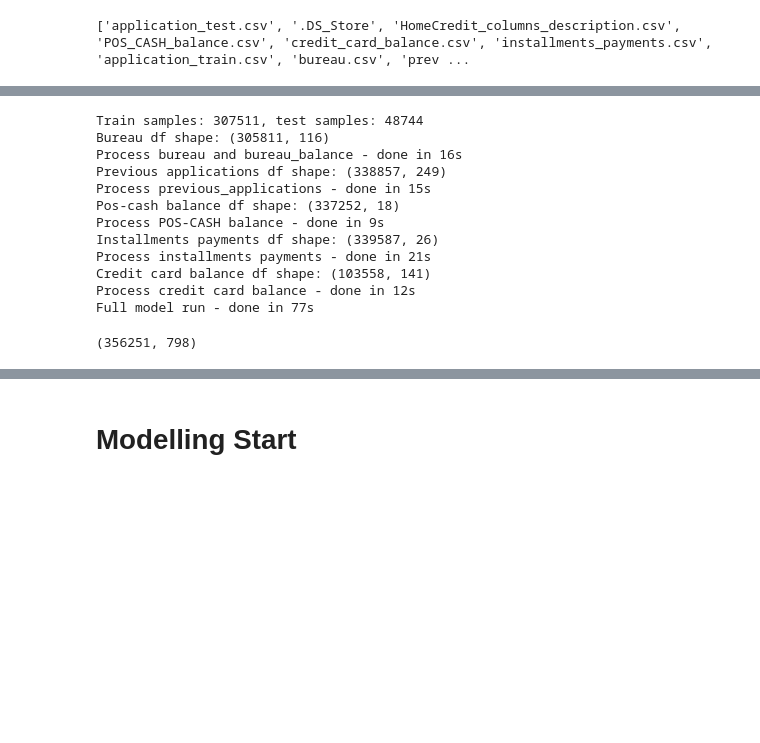
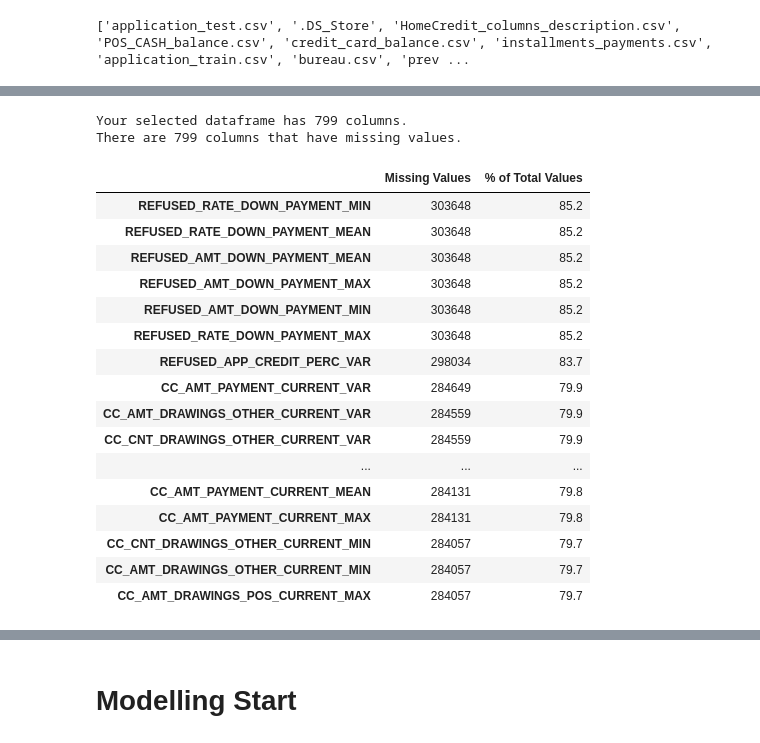
Before and after one commit to lauraamy/projet7_pretdepenser, a Jupyter notebook: projet7_mymodels2.ipynb, the cells around one changed output, grey strips where cells are left out. Drawn from its saved outputs; the diff is of its cells as text; code cells hidden in the pictures; blank space fills up the shorter version.

```diff
--- a/projet7_mymodels2.ipynb
+++ b/projet7_mymodels2.ipynb
@@ -44,9 +44,10 @@ def missing_values_table(df):
         columns = {0 : 'Missing Values', 1 : '% of Total Values'})
 
         # Sort the table by percentage of missing descending
-        mis_val_table_ren_columns = mis_val_table_ren_columns[
-            mis_val_table_ren_columns.iloc[:,1] != 0].sort_values(
-        '% of Total Values', ascending=False).round(1)
+        mis_val_table_ren_columns = mis_val_table_ren_columns.sort_values('% of Total Values',
+                                                                          ascending=False).round(1)
+          #  mis_val_table_ren_columns.iloc[:,1] != 0].sort_values(
+          # '% of Total Values', ascending=False).round(1)
 
         # Print some summary information
         print ("Your selected dataframe has " + str(df.shape[1]) + " columns.\n"
@@ -356,28 +59,27 @@ def main(debug = False):
-# %%
-if __name__ == "__main__":
-    with timer("Full model run"):
-        df = main()
-        df
-# %% [output]
-Train samples: 307511, test samples: 48744
-Bureau df shape: (305811, 116)
-Process bureau and bureau_balance - done in 16s
-Previous applications df shape: (338857, 249)
-Process previous_applications - done in 15s
-Pos-cash balance df shape: (337252, 18)
-Process POS-CASH balance - done in 9s
-Installments payments df shape: (339587, 26)
-Process installments payments - done in 21s
-Credit card balance df shape: (103558, 141)
-Process credit card balance - done in 12s
-Full model run - done in 77s
-# %%
-df.shape
-# %% [output]
-(356251, 798)
 # %%
-# save df
-df.to_csv("df_for_modelling.csv")
+# read the df
+main_model_df = pd.read_csv("../my_csv_files/df_for_modelling.csv")
-# %%
-# read the df
-main_model_df = pd.read_csv("df_for_modelling.csv")
+# %%
+# Missing values statistics
+missing_values = missing_values_table(main_model_df)
+missing_values.head(20)
+# %% [output]
+Your selected dataframe has 799 columns.
+There are 799 columns that have missing values.
+|  | Missing Values | % of Total Values |
+| REFUSED_RATE_DOWN_PAYMENT_MIN | 303648 | 85.2 |
+| REFUSED_RATE_DOWN_PAYMENT_MEAN | 303648 | 85.2 |
+| REFUSED_AMT_DOWN_PAYMENT_MEAN | 303648 | 85.2 |
+| REFUSED_AMT_DOWN_PAYMENT_MAX | 303648 | 85.2 |
+| REFUSED_AMT_DOWN_PAYMENT_MIN | 303648 | 85.2 |
+| REFUSED_RATE_DOWN_PAYMENT_MAX | 303648 | 85.2 |
+| REFUSED_APP_CREDIT_PERC_VAR | 298034 | 83.7 |
+| CC_AMT_PAYMENT_CURRENT_VAR | 284649 | 79.9 |
+| CC_AMT_DRAWINGS_OTHER_CURRENT_VAR | 284559 | 79.9 |
+| CC_CNT_DRAWINGS_OTHER_CURRENT_VAR | 284559 | 79.9 |
+| ... | ... | ... |
+| CC_AMT_PAYMENT_CURRENT_MEAN | 284131 | 79.8 |
+| CC_AMT_PAYMENT_CURRENT_MAX | 284131 | 79.8 |
+| CC_CNT_DRAWINGS_OTHER_CURRENT_MIN | 284057 | 79.7 |
+| CC_AMT_DRAWINGS_OTHER_CURRENT_MIN | 284057 | 79.7 |
+| CC_AMT_DRAWINGS_POS_CURRENT_MAX | 284057 | 79.7 |
```
Also changed, not shown: parts of 113 cells of this notebook, 10 other files.
